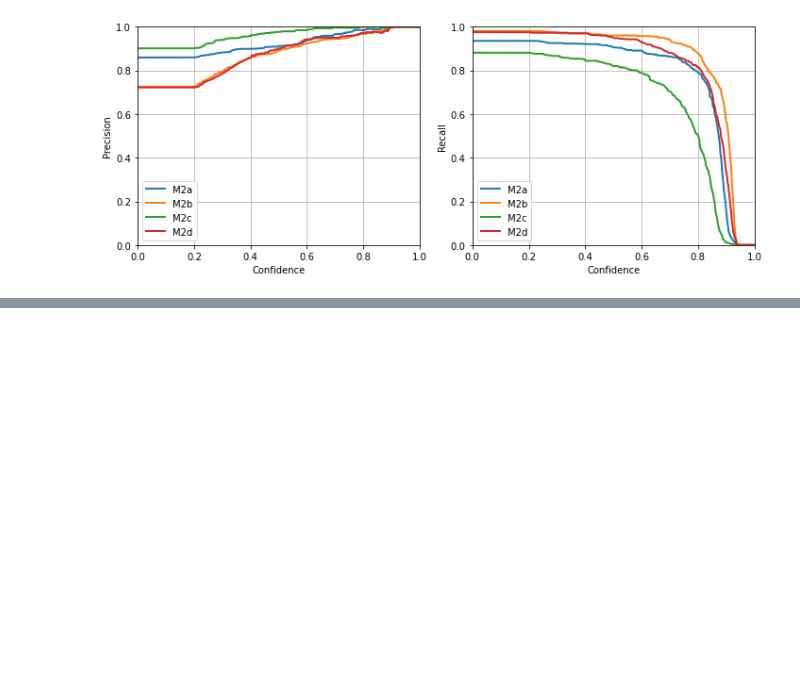
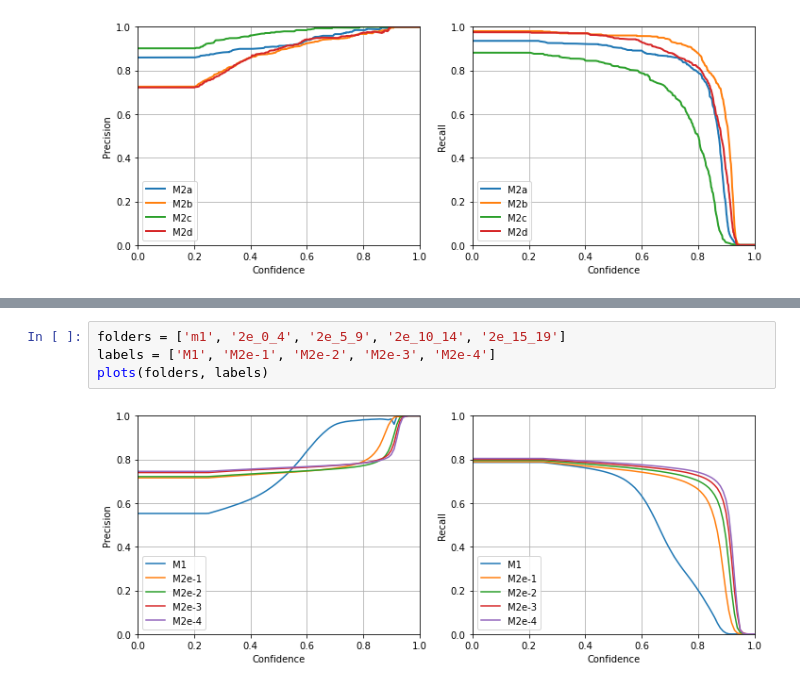
Before and after one commit to liyinze1/Robbins-to-THEMIS, a Jupyter notebook: performance_matrix.ipynb, the cells around one changed output, grey strips where cells are left out. Drawn from its saved outputs; the diff is of its cells as text; blank space fills up the shorter version.

```diff
--- a/performance_matrix.ipynb
+++ b/performance_matrix.ipynb
@@ -45,0 +120,6 @@ plot_pr(paths, labels, lines)
+# %%
+folders = ['m1', '2e_0_4', '2e_5_9', '2e_10_14', '2e_15_19']
+labels = ['M1', 'M2e-1', 'M2e-2', 'M2e-3', 'M2e-4']
+plots(folders, labels)
+# %% [output]
+[figure, added]
```
Also changed, not shown: parts of 7 cells of this notebook, 8 other files.
